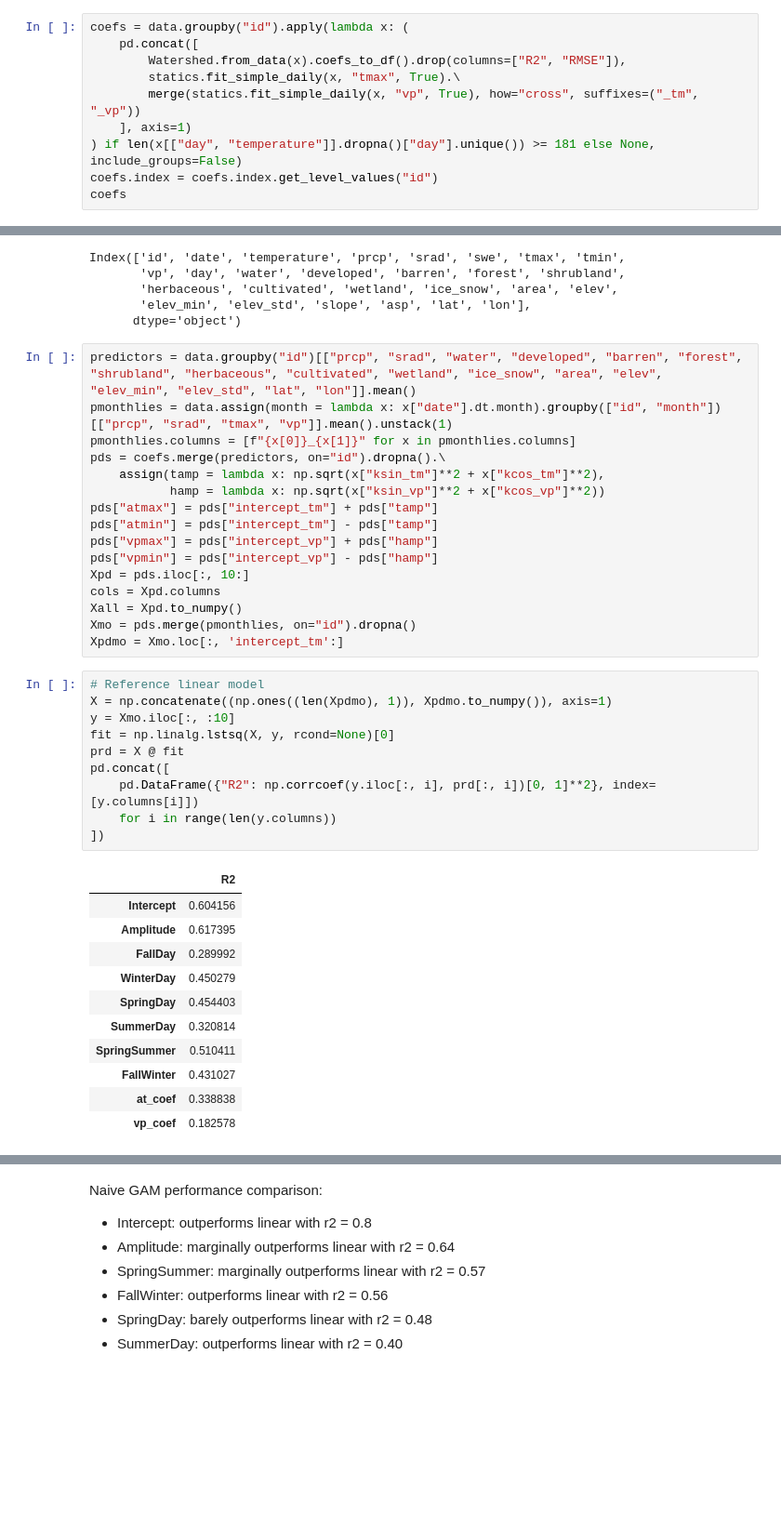
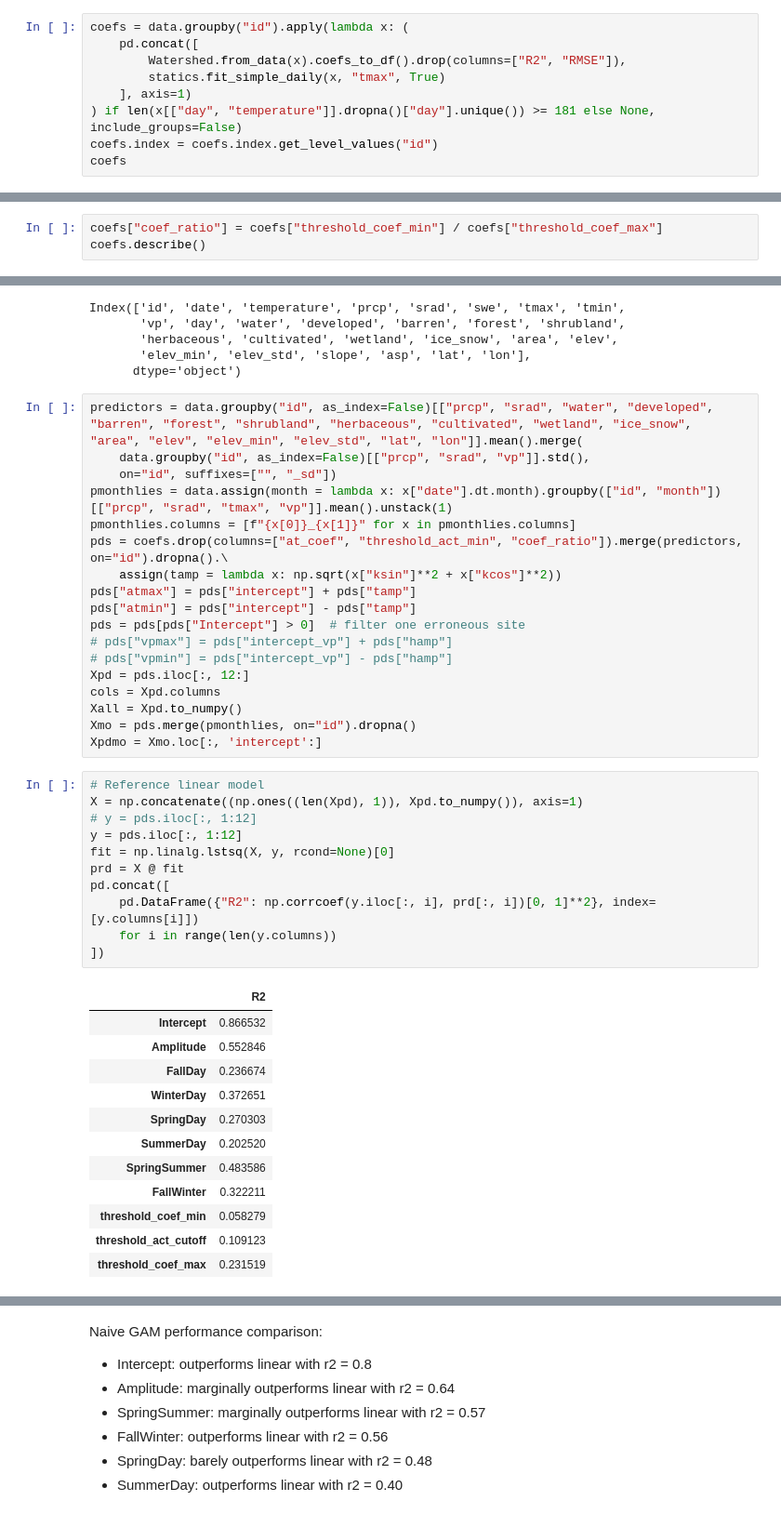
Before and after one commit to mines-ciroh/TempEst-NEWT, a Jupyter notebook: coefficient_est.ipynb, the cells around one changed output, grey strips where cells are left out. Shown at 93% size. Drawn from its saved outputs; the diff is of its cells as text; blank space fills up the shorter version.

```diff
--- a/coefficient_est.ipynb
+++ b/coefficient_est.ipynb
@@ -101,8 +102,7 @@ A brief test was run and subsequently deleted to establish that simple sinusoid
 coefs = data.groupby("id").apply(lambda x: (
     pd.concat([
         Watershed.from_data(x).coefs_to_df().drop(columns=["R2", "RMSE"]),
-        statics.fit_simple_daily(x, "tmax", True).\
-        merge(statics.fit_simple_daily(x, "vp", True), how="cross", suffixes=("_tm", "_vp"))
+        statics.fit_simple_daily(x, "tmax", True)
     ], axis=1)
 ) if len(x[["day", "temperature"]].dropna()["day"].unique()) >= 181 else None, include_groups=False)
 coefs.index = coefs.index.get_level_values("id")
@@ -124 +124,4 @@ coefs
 923 rows × 16 columns
+# %%
+coefs["coef_ratio"] = coefs["threshold_coef_min"] / coefs["threshold_coef_max"]
+coefs.describe()
@@ -245,40 +286,44 @@ Index(['id', 'date', 'temperature', 'prcp', 'srad', 'swe', 'tmax', 'tmin',
        'elev_min', 'elev_std', 'slope', 'asp', 'lat', 'lon'],
       dtype='object')
 # %%
-predictors = data.groupby("id")[["prcp", "srad", "water", "developed", "barren", "forest", "shrubland", "herbaceous", "cultivated", "wetland", "ice_snow", "area", "elev", "elev_min", "elev_std", "lat", "lon"]].mean()
+predictors = data.groupby("id", as_index=False)[["prcp", "srad", "water", "developed", "barren", "forest", "shrubland", "herbaceous", "cultivated", "wetland", "ice_snow", "area", "elev", "elev_min", "elev_std", "lat", "lon"]].mean().merge(
+    data.groupby("id", as_index=False)[["prcp", "srad", "vp"]].std(),
+    on="id", suffixes=["", "_sd"])
 pmonthlies = data.assign(month = lambda x: x["date"].dt.month).groupby(["id", "month"])[["prcp", "srad", "tmax", "vp"]].mean().unstack(1)
 pmonthlies.columns = [f"{x[0]}_{x[1]}" for x in pmonthlies.columns]
-pds = coefs.merge(predictors, on="id").dropna().\
-    assign(tamp = lambda x: np.sqrt(x["ksin_tm"]**2 + x["kcos_tm"]**2),
-           hamp = lambda x: np.sqrt(x["ksin_vp"]**2 + x["kcos_vp"]**2))
-pds["atmax"] = pds["intercept_tm"] + pds["tamp"]
-pds["atmin"] = pds["intercept_tm"] - pds["tamp"]
-pds["vpmax"] = pds["intercept_vp"] + pds["hamp"]
-pds["vpmin"] = pds["intercept_vp"] - pds["hamp"]
-Xpd = pds.iloc[:, 10:]
+pds = coefs.drop(columns=["at_coef", "threshold_act_min", "coef_ratio"]).merge(predictors, on="id").dropna().\
+    assign(tamp = lambda x: np.sqrt(x["ksin"]**2 + x["kcos"]**2))
+pds["atmax"] = pds["intercept"] + pds["tamp"]
+pds["atmin"] = pds["intercept"] - pds["tamp"]
+pds = pds[pds["Intercept"] > 0]  # filter one erroneous site
+# pds["vpmax"] = pds["intercept_vp"] + pds["hamp"]
+# pds["vpmin"] = pds["intercept_vp"] - pds["hamp"]
+Xpd = pds.iloc[:, 12:]
 cols = Xpd.columns
 Xall = Xpd.to_numpy()
 Xmo = pds.merge(pmonthlies, on="id").dropna()
-Xpdmo = Xmo.loc[:, 'intercept_tm':]
+Xpdmo = Xmo.loc[:, 'intercept':]
 # %%
 # Reference linear model
-X = np.concatenate((np.ones((len(Xpdmo), 1)), Xpdmo.to_numpy()), axis=1)
-y = Xmo.iloc[:, :10]
+X = np.concatenate((np.ones((len(Xpd), 1)), Xpd.to_numpy()), axis=1)
+# y = pds.iloc[:, 1:12]
+y = pds.iloc[:, 1:12]
 fit = np.linalg.lstsq(X, y, rcond=None)[0]
 prd = X @ fit
 pd.concat([
     pd.DataFrame({"R2": np.corrcoef(y.iloc[:, i], prd[:, i])[0, 1]**2}, index=[y.columns[i]])
     for i in range(len(y.columns))
 ])
 # %% [output]
 |  | R2 |
-| Intercept | 0.604156 |
-| Amplitude | 0.617395 |
-| FallDay | 0.289992 |
-| WinterDay | 0.450279 |
-| SpringDay | 0.454403 |
-| SummerDay | 0.320814 |
-| SpringSummer | 0.510411 |
-| FallWinter | 0.431027 |
-| at_coef | 0.338838 |
-| vp_coef | 0.182578 |
+| Intercept | 0.866532 |
+| Amplitude | 0.552846 |
+| FallDay | 0.236674 |
+| WinterDay | 0.372651 |
+| SpringDay | 0.270303 |
+| SummerDay | 0.202520 |
+| SpringSummer | 0.483586 |
+| FallWinter | 0.322211 |
+| threshold_coef_min | 0.058279 |
+| threshold_act_cutoff | 0.109123 |
+| threshold_coef_max | 0.231519 |
```
Also changed, not shown: parts of 39 cells of this notebook, 3 other files.
